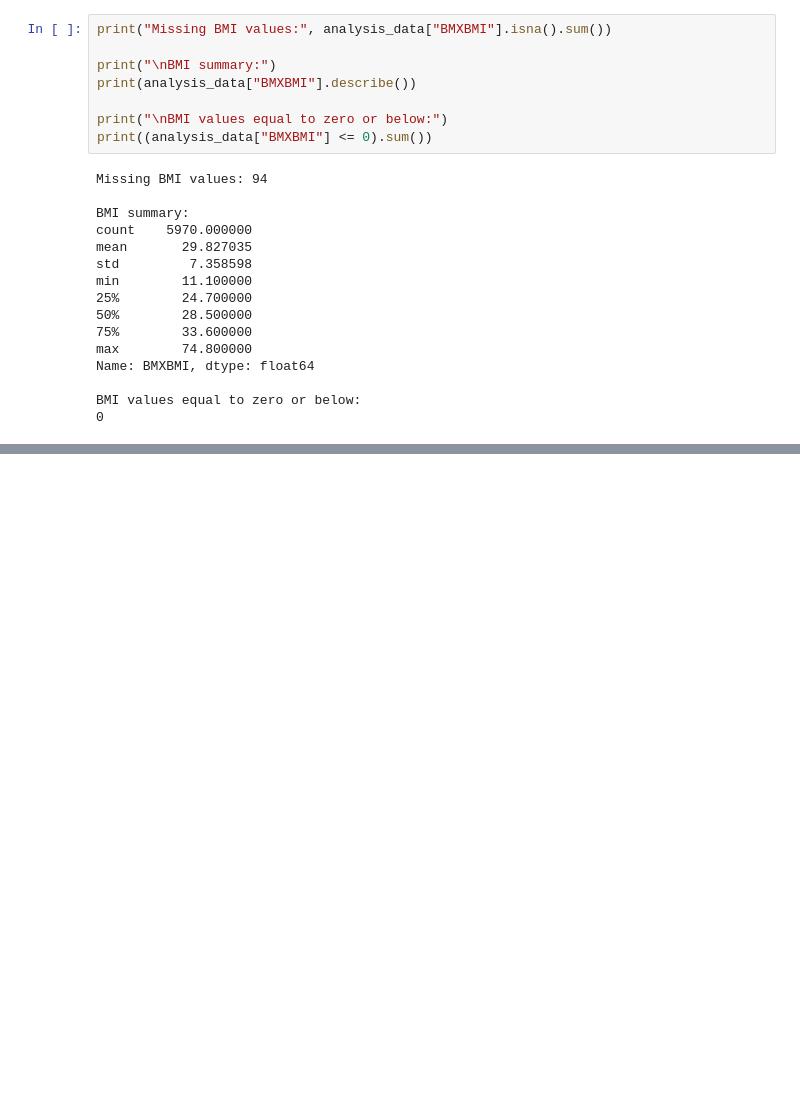
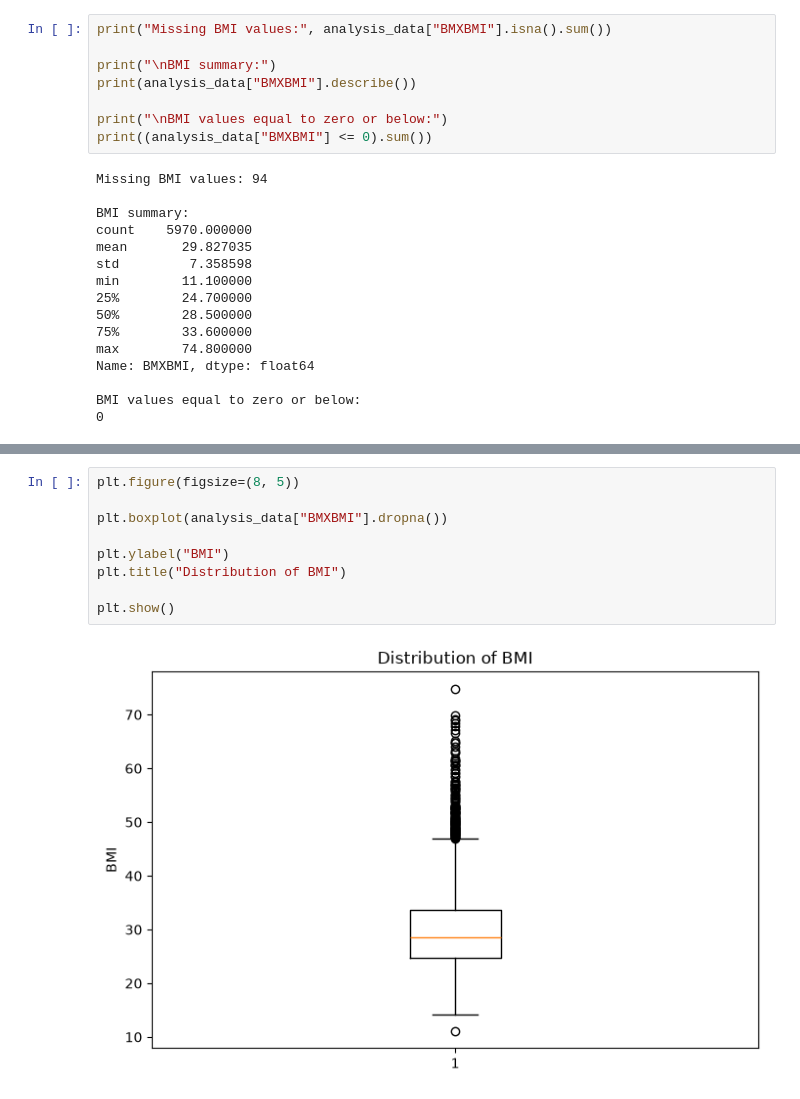
Before and after one commit to amir122884/nhanes-statistics-project, a Jupyter notebook: notebook/feasibility_check.ipynb, the cells around one changed output, grey strips where cells are left out. Saved outputs shown, nothing was run; the diff lists cells and outputs as text; blank space fills up the shorter version.

```diff
--- a/notebook/feasibility_check.ipynb
+++ b/notebook/feasibility_check.ipynb
@@ -488,0 +519,11 @@ BMI values equal to zero or below:
+# %%
+plt.figure(figsize=(8, 5))
+
+plt.boxplot(analysis_data["BMXBMI"].dropna())
+
+plt.ylabel("BMI")
+plt.title("Distribution of BMI")
+
+plt.show()
+# %% [output]
+[figure, added]
```
Also changed, not shown: parts of 5 cells of this notebook.
